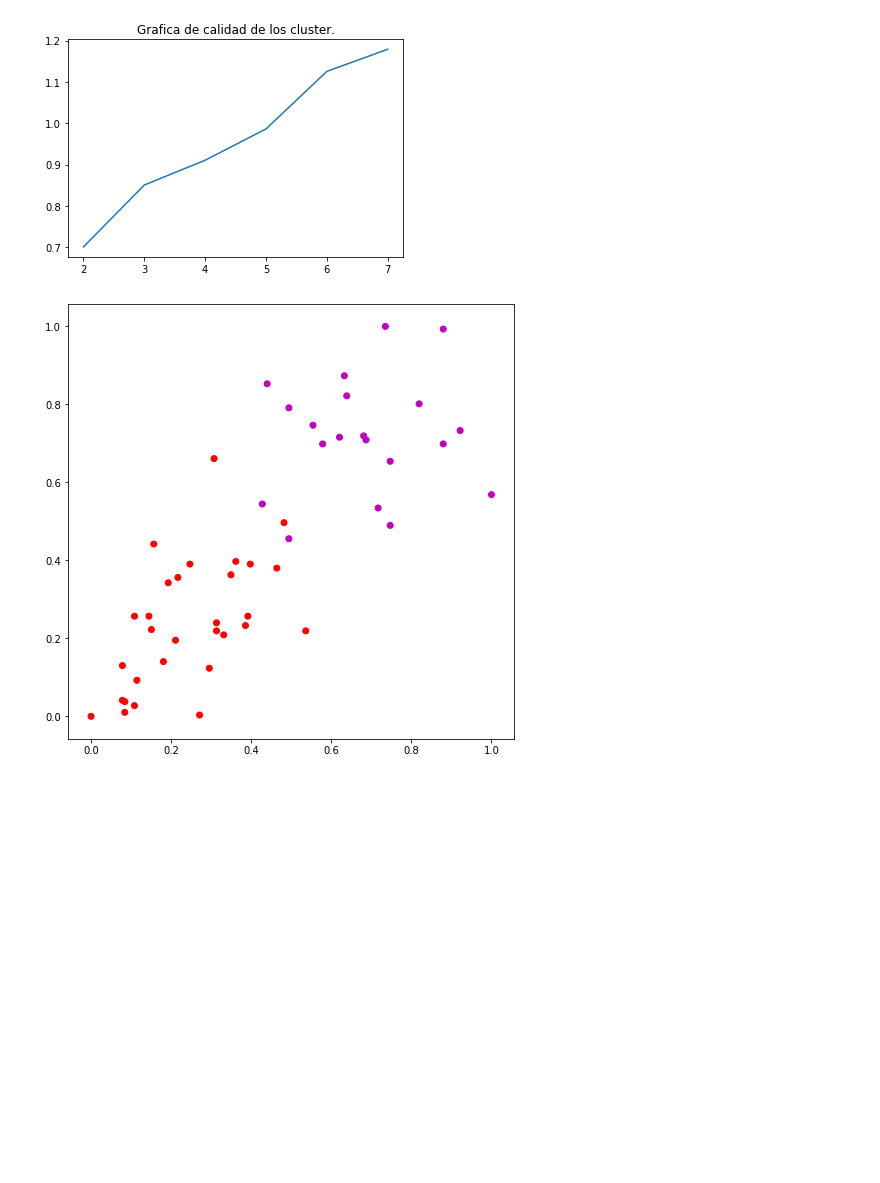
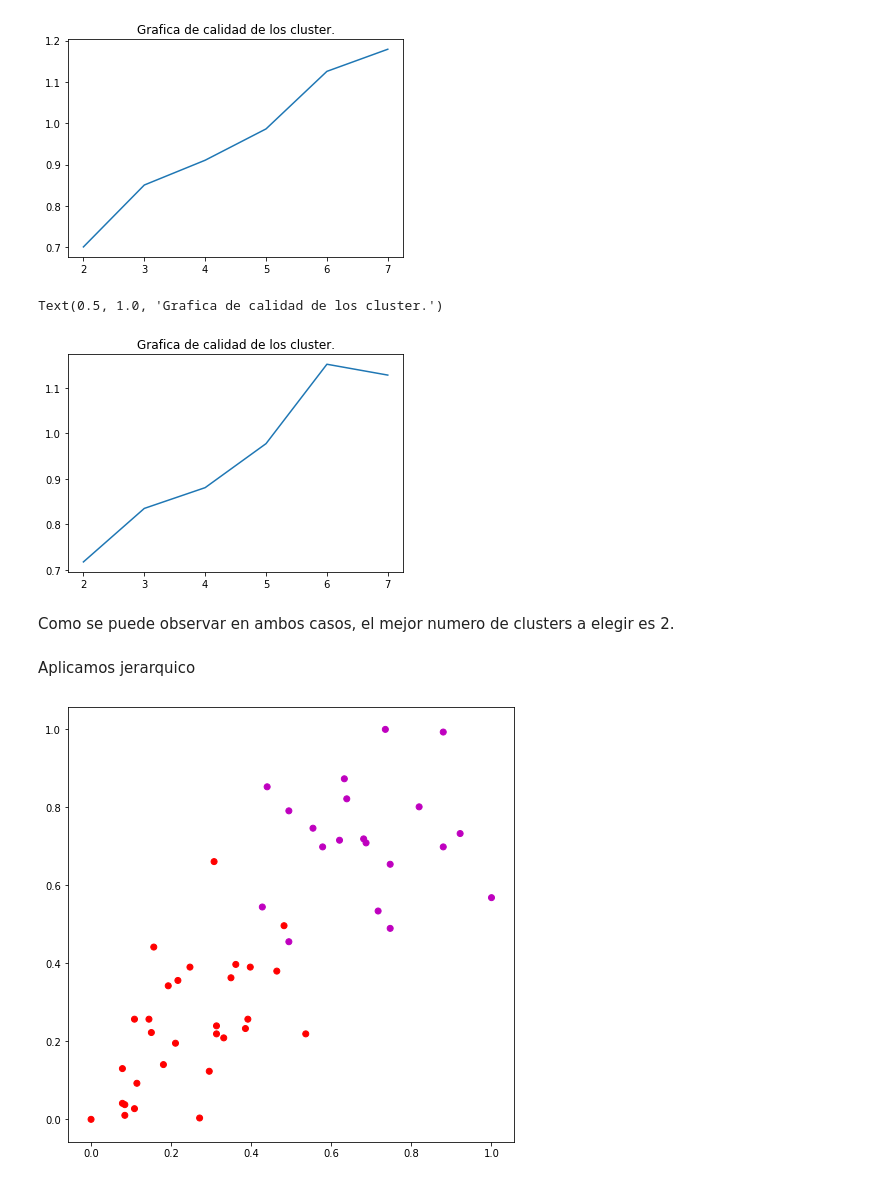
Before and after one commit to Al3xFreeman/IA2, a Jupyter notebook: P1-1-[IA2].ipynb, the cells around one changed output. Cells and saved outputs as stored; diff of their text form; code cells hidden in the pictures; blank space fills up the shorter version.

```diff
--- a/P1-1-[IA2].ipynb
+++ b/P1-1-[IA2].ipynb
@@ -279,4 +371,15 @@ plt.title('Grafica de calidad de los cluster.')
 # %% [output]
 Text(0.5, 1.0, 'Grafica de calidad de los cluster.')
 [figure]
+# %%
+# Estandar
+plt.plot(range(2, K_MAX), davies_boulding_s)
+plt.title('Grafica de calidad de los cluster.')
+# %% [output]
+Text(0.5, 1.0, 'Grafica de calidad de los cluster.')
+[figure, added]
+# %% [markdown]
+Como se puede observar en ambos casos, el mejor numero de clusters a elegir es 2.
+# %% [markdown]
+Aplicamos jerarquico
 # %%
```
Also changed, not shown: parts of 36 cells of this notebook.
